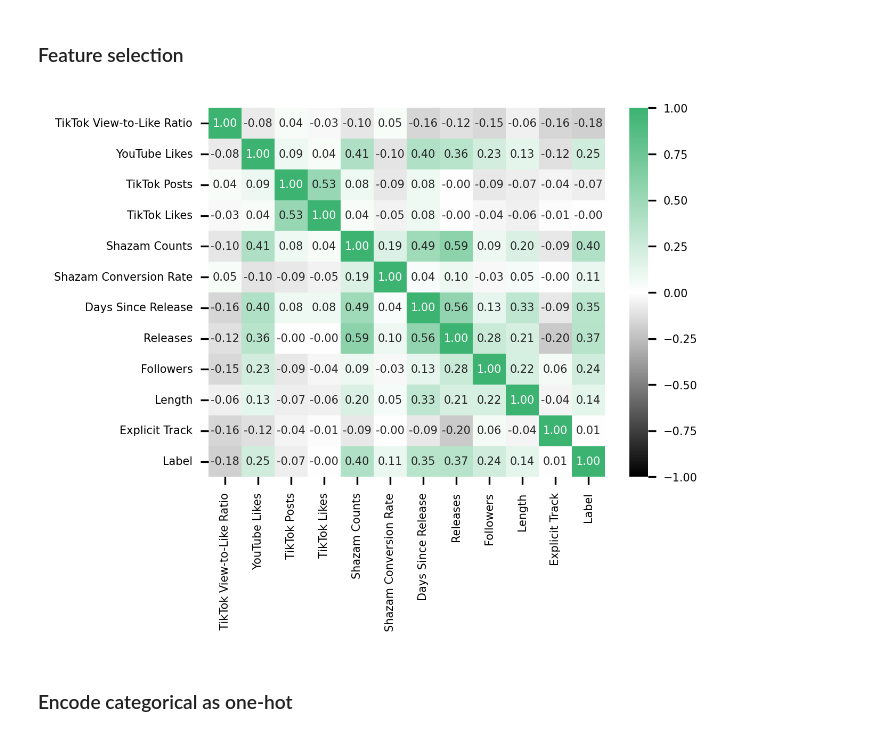
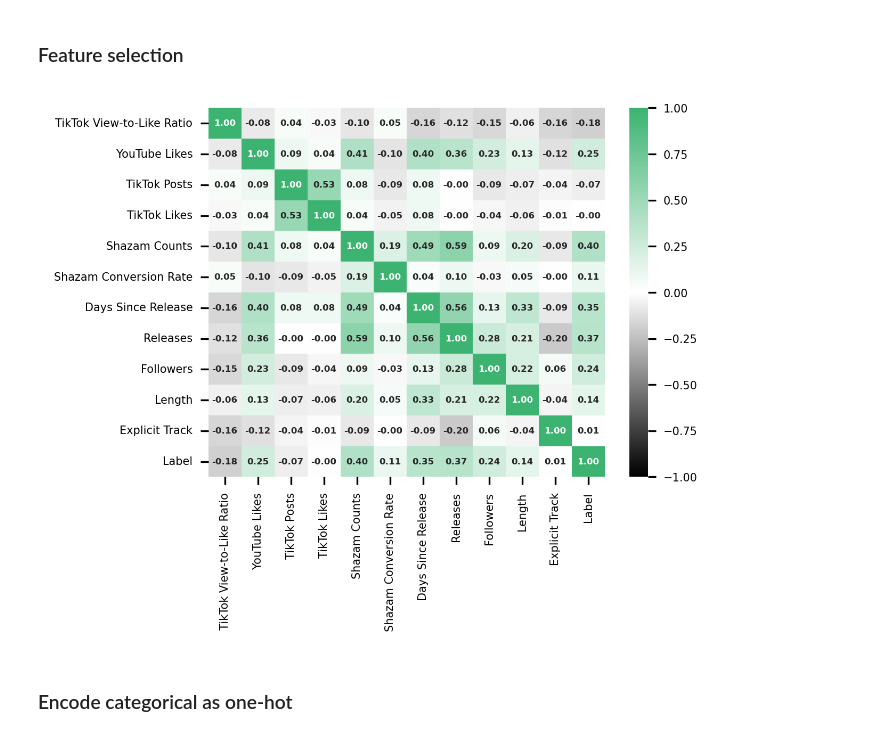
Before and after one commit to michael-van-vuuren/csci5612-workspace, a Jupyter notebook: models/supervised/decision-tree-metadata-social-media.ipynb, the cells around one changed output. Saved outputs shown, nothing was run; the diff lists cells and outputs as text; code cells hidden in the pictures.

```diff
--- a/models/supervised/decision-tree-metadata-social-media.ipynb
+++ b/models/supervised/decision-tree-metadata-social-media.ipynb
@@ -39,30 +39,30 @@ from custom_data_prep import (
 # %% [markdown]
 ### Feature selection
 # %%
-# 'Shazam Conversion Rate' and 'YouTube Likes' removed after observing feature importance
+# One feature was chosen for any two features with very high correlation (>0.8)
 
 df_dt = df[[# Social media data
             'TikTok View-to-Like Ratio', # TikTok Views / (TikTok Likes + 1)
             'YouTube Likes',
             'TikTok Posts',
             'TikTok Likes',
             'Shazam Counts',
             'Shazam Conversion Rate', # Shazam Counts / (YouTube Views + TikTok Views + 1)
 
             # Metadata
             'Genre',
             'Days Since Release',
             'Releases',
             'Followers',
             'Length',
             'Explicit Track',
 
             'Label']]
 df_dt.head()
 
-my_corr_plotter(df_dt, inner_fontsize=5, outer_fontsize=5)
+my_corr_plotter(df_dt, inner_fontsize=4, outer_fontsize=5)
 # %% [output]
-[figure, old version]
+[figure, new version]
 # %% [markdown]
 ### Encode categorical as one-hot
 # %%
```
Also changed, not shown: parts of 2 cells of this notebook, 5 other files.
